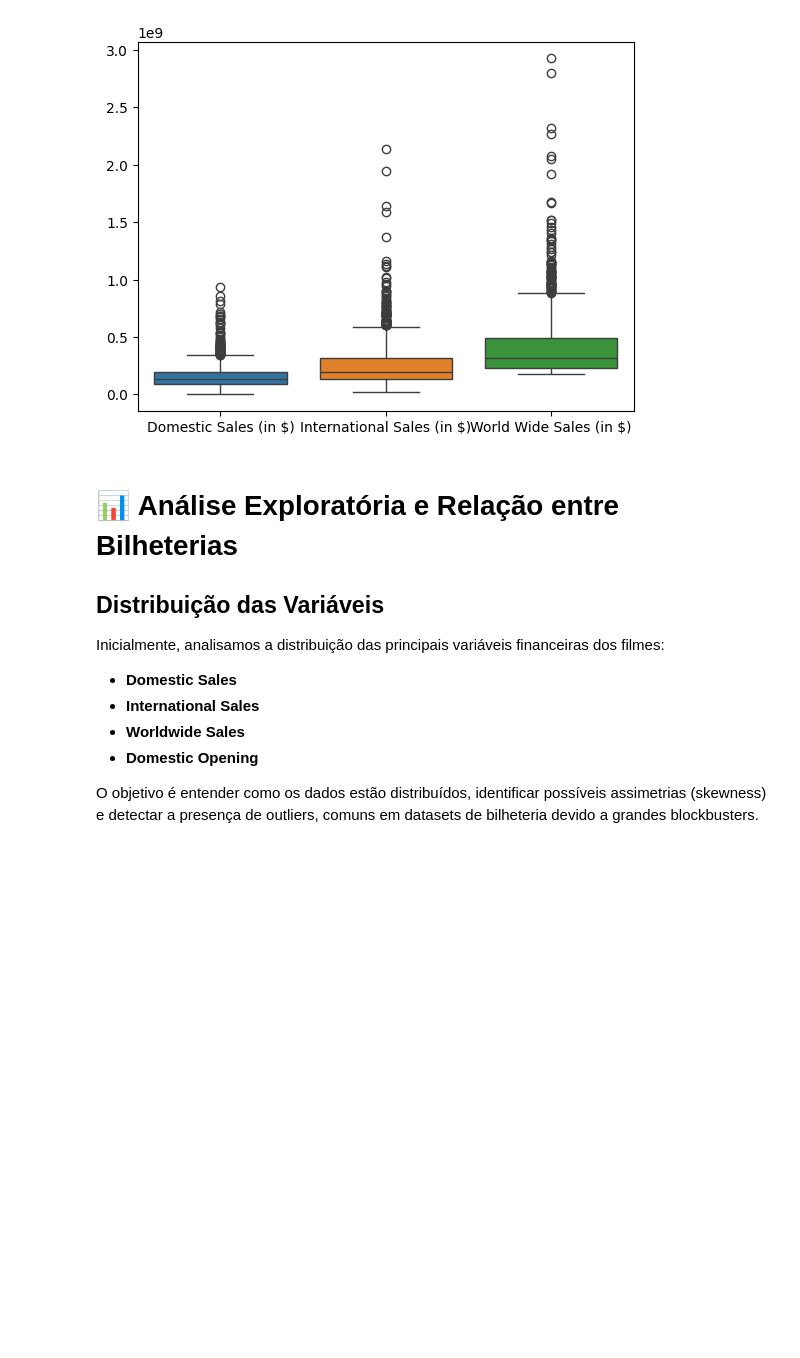
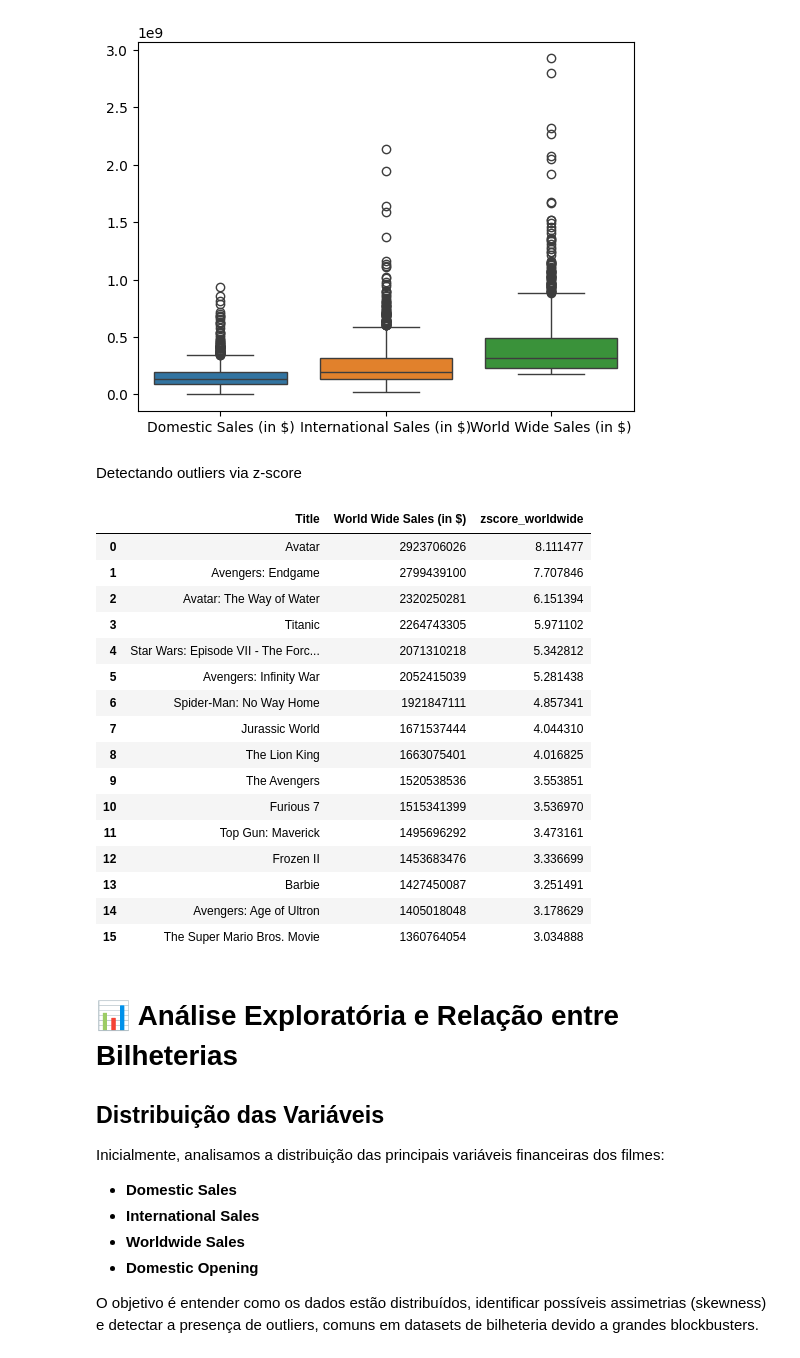
Before and after one commit to gabrielaniceto1/TrabalhoEstatistica, a Jupyter notebook: pergunta3.ipynb, the cells around one changed output. Saved outputs shown, nothing was run; the diff lists cells and outputs as text; code cells hidden in the pictures; blank space fills up the shorter version.

Commit message:
Atualizando pergunta 3 com outliers via z-score

```diff
--- a/pergunta3.ipynb
+++ b/pergunta3.ipynb
@@ -198,6 +198,32 @@ sns.boxplot(data=df_filtrado)
 # %% [output]
 <Axes: >
 [figure]
+# %% [markdown]
+Detectando outliers via z-score
+# %%
+from scipy.stats import zscore
+
+df_filtrado['zscore_worldwide'] = zscore(df_filtrado['World Wide Sales (in $)'])
+outliers = df_filtrado[df_filtrado['zscore_worldwide'].abs() > 3]
+outliers[['Title', 'World Wide Sales (in $)', 'zscore_worldwide']]
+# %% [output]
+|  | Title | World Wide Sales (in $) | zscore_worldwide |
+| 0 | Avatar | 2923706026 | 8.111477 |
+| 1 | Avengers: Endgame | 2799439100 | 7.707846 |
+| 2 | Avatar: The Way of Water | 2320250281 | 6.151394 |
+| 3 | Titanic | 2264743305 | 5.971102 |
+| 4 | Star Wars: Episode VII - The Forc... | 2071310218 | 5.342812 |
+| 5 | Avengers: Infinity War | 2052415039 | 5.281438 |
+| 6 | Spider-Man: No Way Home | 1921847111 | 4.857341 |
+| 7 | Jurassic World | 1671537444 | 4.044310 |
+| 8 | The Lion King | 1663075401 | 4.016825 |
+| 9 | The Avengers | 1520538536 | 3.553851 |
+| 10 | Furious 7 | 1515341399 | 3.536970 |
+| 11 | Top Gun: Maverick | 1495696292 | 3.473161 |
+| 12 | Frozen II | 1453683476 | 3.336699 |
+| 13 | Barbie | 1427450087 | 3.251491 |
+| 14 | Avengers: Age of Ultron | 1405018048 | 3.178629 |
+| 15 | The Super Mario Bros. Movie | 1360764054 | 3.034888 |
 # %% [markdown]
 # 📊 Análise Exploratória e Relação entre Bilheterias
 
```
Also changed, not shown: parts of 1 cell of this notebook.
